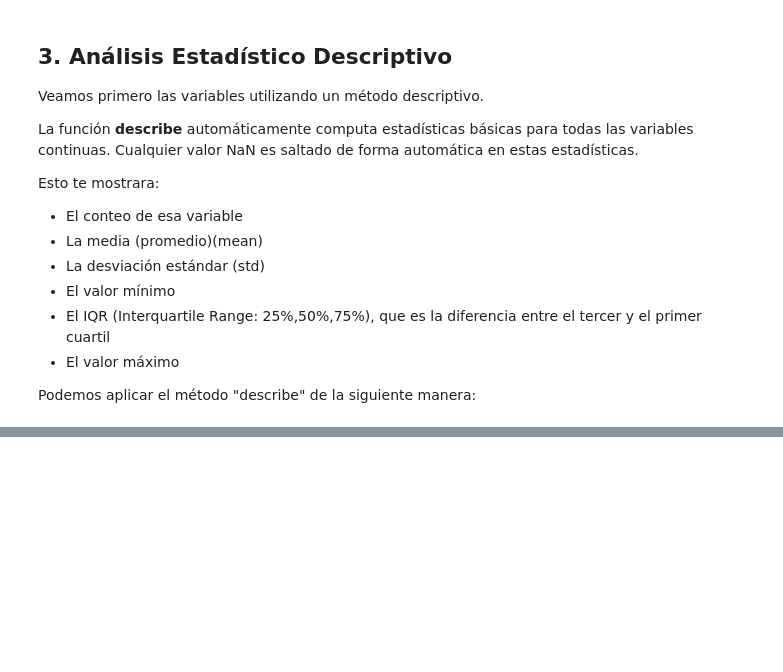
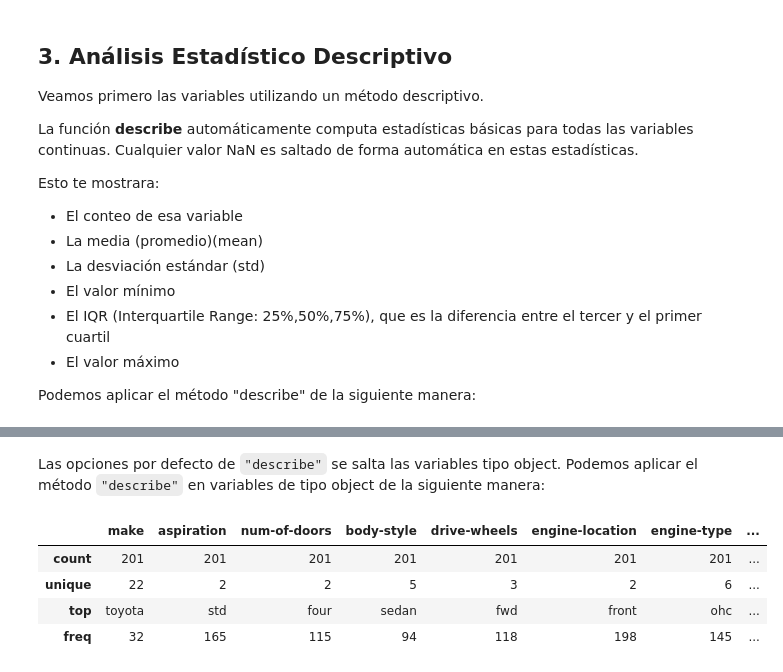
Before and after one commit to reivincitot/Cursos-IBM, a Jupyter notebook: Data Analysis with Python/Data Analysis With Python.ipynb, the cells around one changed output, grey strips where cells are left out. Drawn from its saved outputs; the diff is of its cells as text; code cells hidden in the pictures; blank space fills up the shorter version.

```diff
--- a/Data Analysis with Python/Data Analysis With Python.ipynb
+++ b/Data Analysis with Python/Data Analysis With Python.ipynb
@@ -253,3 +253,13 @@ df.describe()
 | 50% | 1.000000 | 122.00000 | 97.000000 | 0.832292 | 0.909722 | 54.100000 | 2414.000000 | 120.000000 | ... |
 | 75% | 2.000000 | 137.00000 | 102.400000 | 0.881788 | 0.925000 | 55.500000 | 2926.000000 | 141.000000 | ... |
 | max | 3.000000 | 256.00000 | 120.900000 | 1.000000 | 1.000000 | 59.800000 | 4066.000000 | 326.000000 | ... |
+# %% [markdown]
+Las opciones por defecto de `"describe"` se salta las variables tipo object. Podemos aplicar el método `"describe"` en variables de tipo object de la siguiente manera:
+# %%
+df.describe(include=['object'])
+# %% [output]
+|  | make | aspiration | num-of-doors | body-style | drive-wheels | engine-location | engine-type | ... |
+| count | 201 | 201 | 201 | 201 | 201 | 201 | 201 | ... |
+| unique | 22 | 2 | 2 | 5 | 3 | 2 | 6 | ... |
+| top | toyota | std | four | sedan | fwd | front | ohc | ... |
+| freq | 32 | 165 | 115 | 94 | 118 | 198 | 145 | ... |
```
Also changed, not shown: parts of 18 cells of this notebook, 1 other file.
